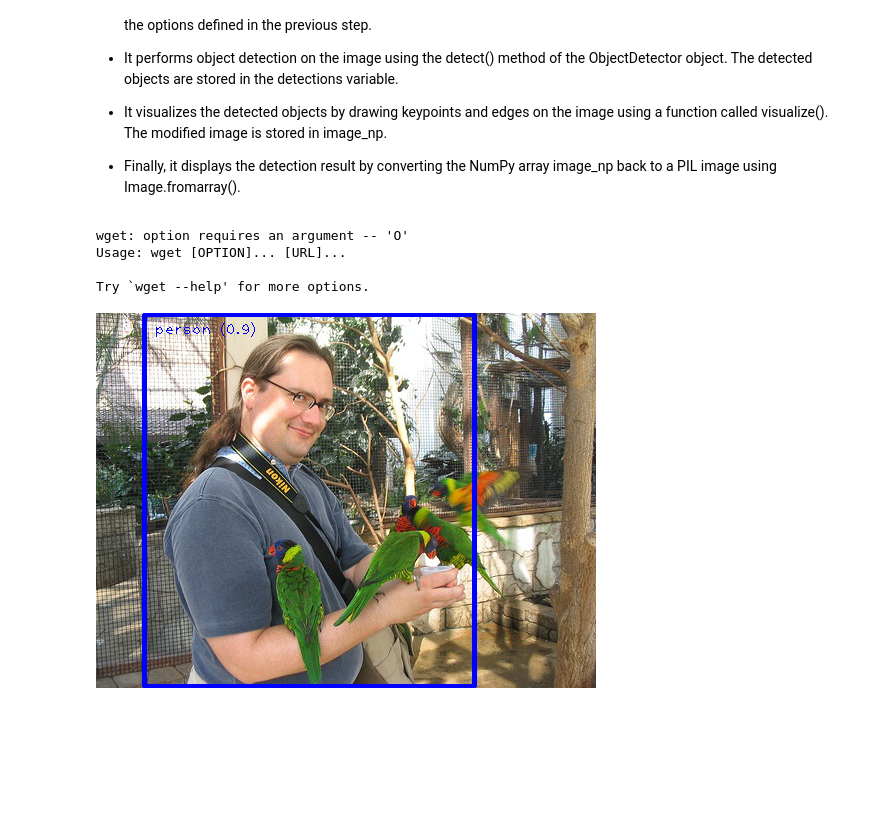
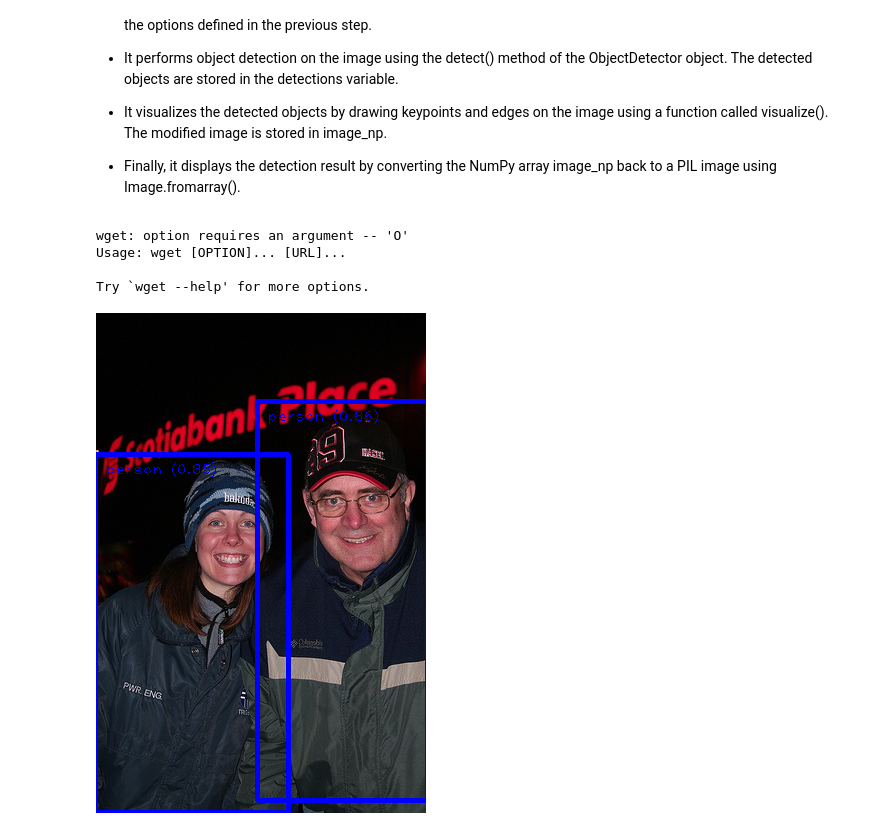
Before and after one commit to Wilder-Calderon-Montoya/SML-personal-work-1-Wilder-Calderon-20225780, a Jupyter notebook: Pedestrian_Detection.ipynb, the cells around one changed output. Cells and saved outputs as stored; diff of their text form; code cells hidden in the pictures; blank space fills up the shorter version.

```diff
--- a/Pedestrian_Detection.ipynb
+++ b/Pedestrian_Detection.ipynb
@@ -587,35 +591,35 @@ You must take into account the following :
 from PIL import Image
 
 
-INPUT_IMAGE_PATH = "/content/pedestrian_detection/Test/Test/JPEGImages/image (15).jpg" #@param {type:"string"}
+INPUT_IMAGE_PATH = "/content/pedestrian_detection/Test/Test/JPEGImages/image (12).jpg" #@param {type:"string"}
 DETECTION_THRESHOLD = 0.5 #@param {type:"number"}
 TFLITE_MODEL_PATH = "pedestrian_detection.tflite" #@param {type:"string"}
 
 TEMP_FILE = '/tmp/image.png'
 
 !wget -q -O $TEMP_FILE $INPUT_IMAGE_URL
 image = Image.open(INPUT_IMAGE_PATH).convert('RGB')
 image.thumbnail((512, 512), Image.ANTIALIAS)
 image_np = np.asarray(image)
 
 # Load the TFLite model
 options = ObjectDetectorOptions(
       num_threads=4,
       score_threshold=DETECTION_THRESHOLD,
 )
 detector = ObjectDetector(model_path=TFLITE_MODEL_PATH, options=options)
 
 # Run object detection estimation using the model.
 detections = detector.detect(image_np)
 
 # Draw keypoints and edges on input image
 image_np = visualize(image_np, detections)
 
 # Show the detection result
 Image.fromarray(image_np)
 # %% [output]
 wget: option requires an argument -- 'O'
 Usage: wget [OPTION]... [URL]...
 
 Try `wget --help' for more options.
-[figure, old version]
+[figure, new version]
```
Also changed, not shown: parts of 7 cells of this notebook.
